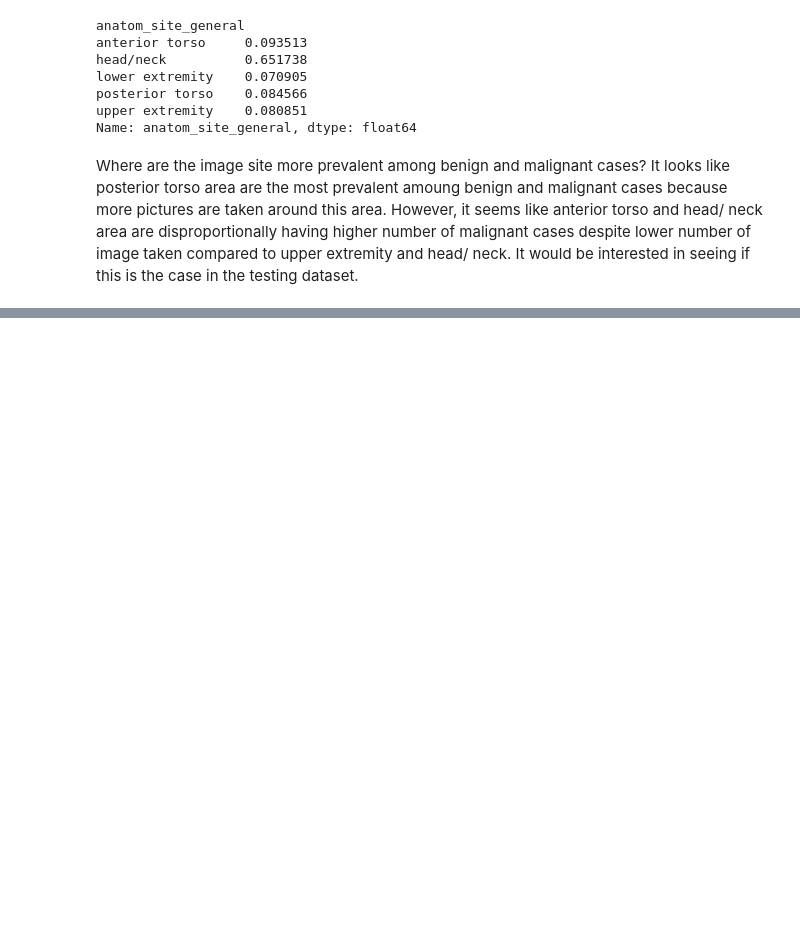
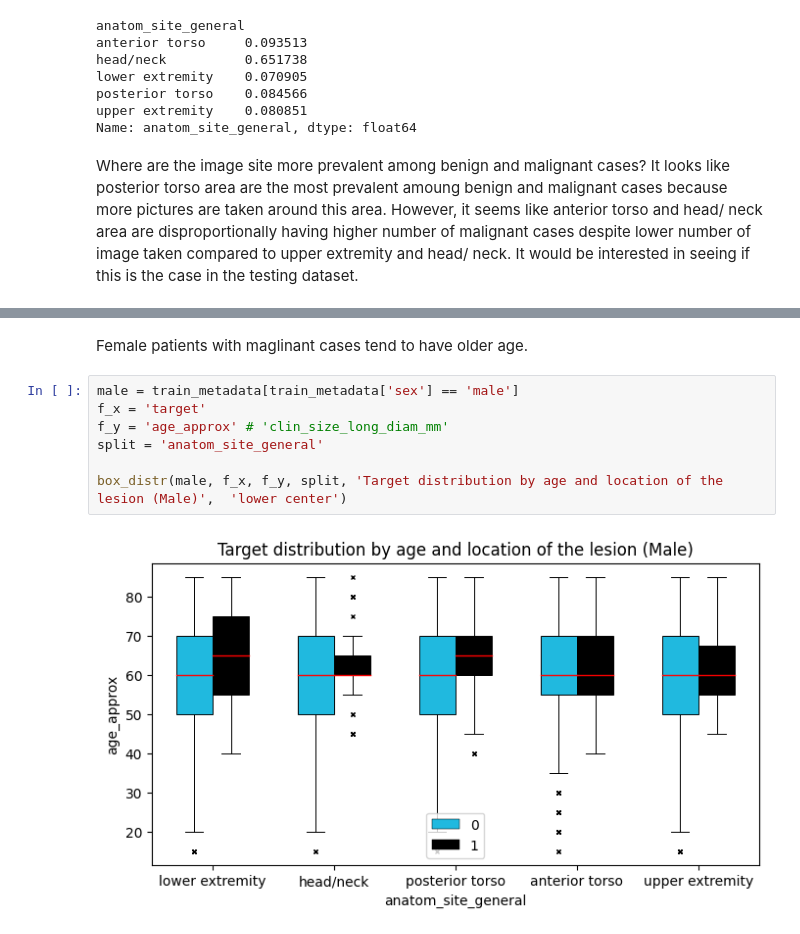
Before and after one commit to JinghanChen99/Kaggle-Skin-Cancer, a Jupyter notebook: load_data.ipynb, the cells around one changed output, grey strips where cells are left out. Cells and saved outputs as stored; diff of their text form; blank space fills up the shorter version.

```diff
--- a/load_data.ipynb
+++ b/load_data.ipynb
@@ -339,0 +392,11 @@ It looks like posterior torso area are the most prevalent amoung benign and mali
+# %% [markdown]
+Female patients with maglinant cases tend to have older age.
+# %%
+male = train_metadata[train_metadata['sex'] == 'male']
+f_x = 'target'
+f_y = 'age_approx' # 'clin_size_long_diam_mm'
+split = 'anatom_site_general'
+
+box_distr(male, f_x, f_y, split, 'Target distribution by age and location of the lesion (Male)',  'lower center')
+# %% [output]
+[figure, added]
```
Also changed, not shown: parts of 11 cells of this notebook.
